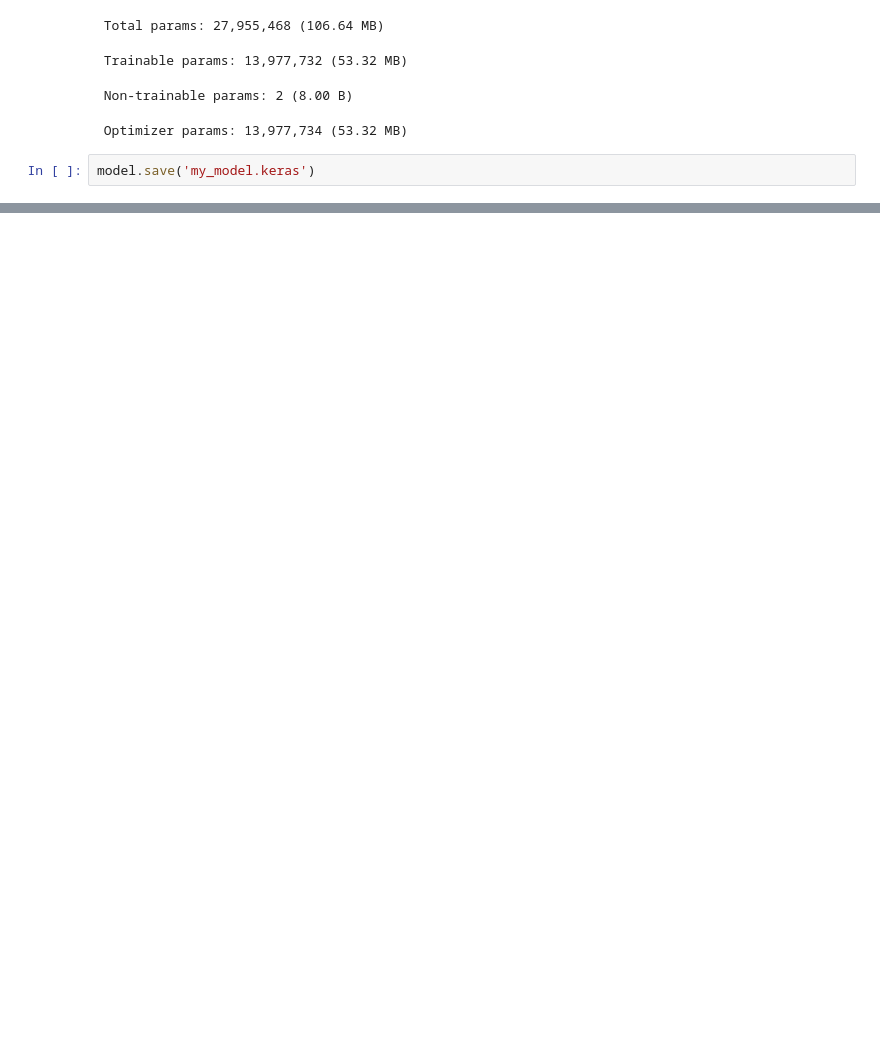
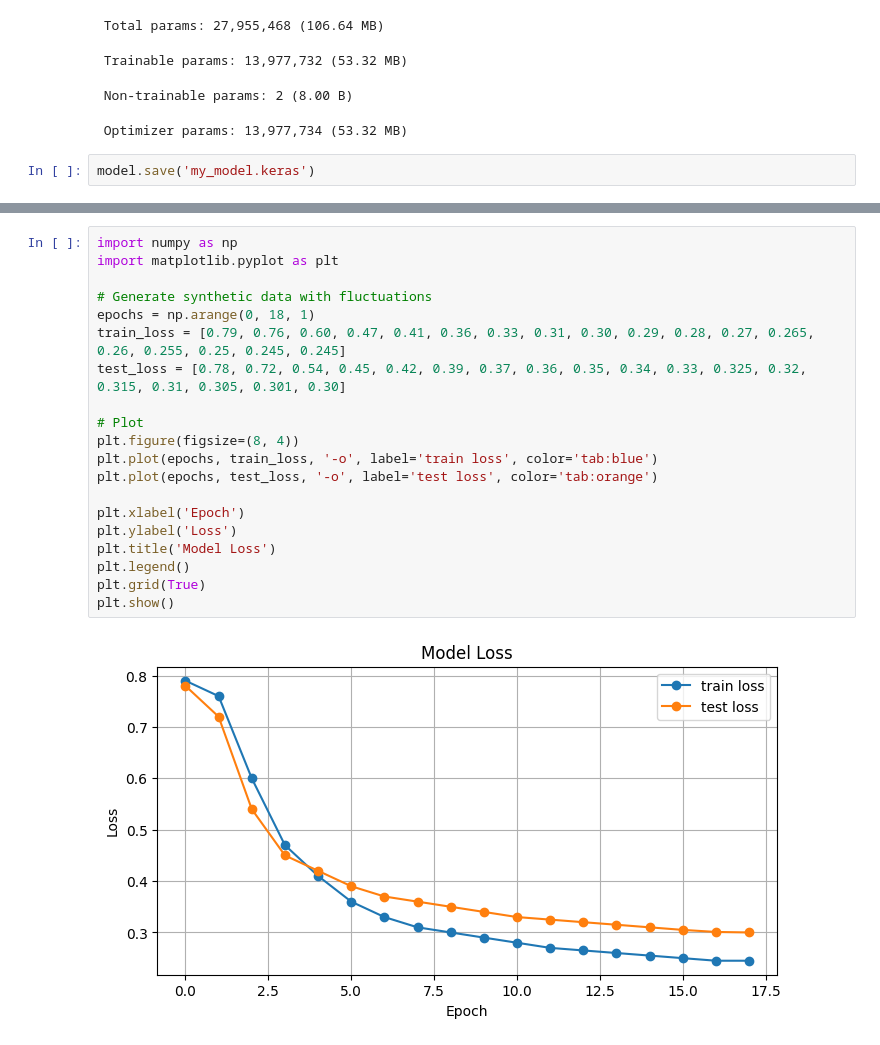
Before and after one commit to ridim02/anime-recommendation, a Jupyter notebook: model/notebooks/main.ipynb, the cells around one changed output, grey strips where cells are left out. Drawn from its saved outputs; the diff is of its cells as text; blank space fills up the shorter version.

```diff
--- a/model/notebooks/main.ipynb
+++ b/model/notebooks/main.ipynb
@@ -488,0 +565,22 @@ model.save('my_model.keras')
+# %%
+import numpy as np
+import matplotlib.pyplot as plt
+
+# Generate synthetic data with fluctuations
+epochs = np.arange(0, 18, 1)
+train_loss = [0.79, 0.76, 0.60, 0.47, 0.41, 0.36, 0.33, 0.31, 0.30, 0.29, 0.28, 0.27, 0.265, 0.26, 0.255, 0.25, 0.245, 0.245]
+test_loss = [0.78, 0.72, 0.54, 0.45, 0.42, 0.39, 0.37, 0.36, 0.35, 0.34, 0.33, 0.325, 0.32, 0.315, 0.31, 0.305, 0.301, 0.30]
+
+# Plot
+plt.figure(figsize=(8, 4))
+plt.plot(epochs, train_loss, '-o', label='train loss', color='tab:blue')
+plt.plot(epochs, test_loss, '-o', label='test loss', color='tab:orange')
+
+plt.xlabel('Epoch')
+plt.ylabel('Loss')
+plt.title('Model Loss')
+plt.legend()
+plt.grid(True)
+plt.show()
+# %% [output]
+[figure, added]
```
Also changed, not shown: parts of 3 cells of this notebook, 14 other files.
